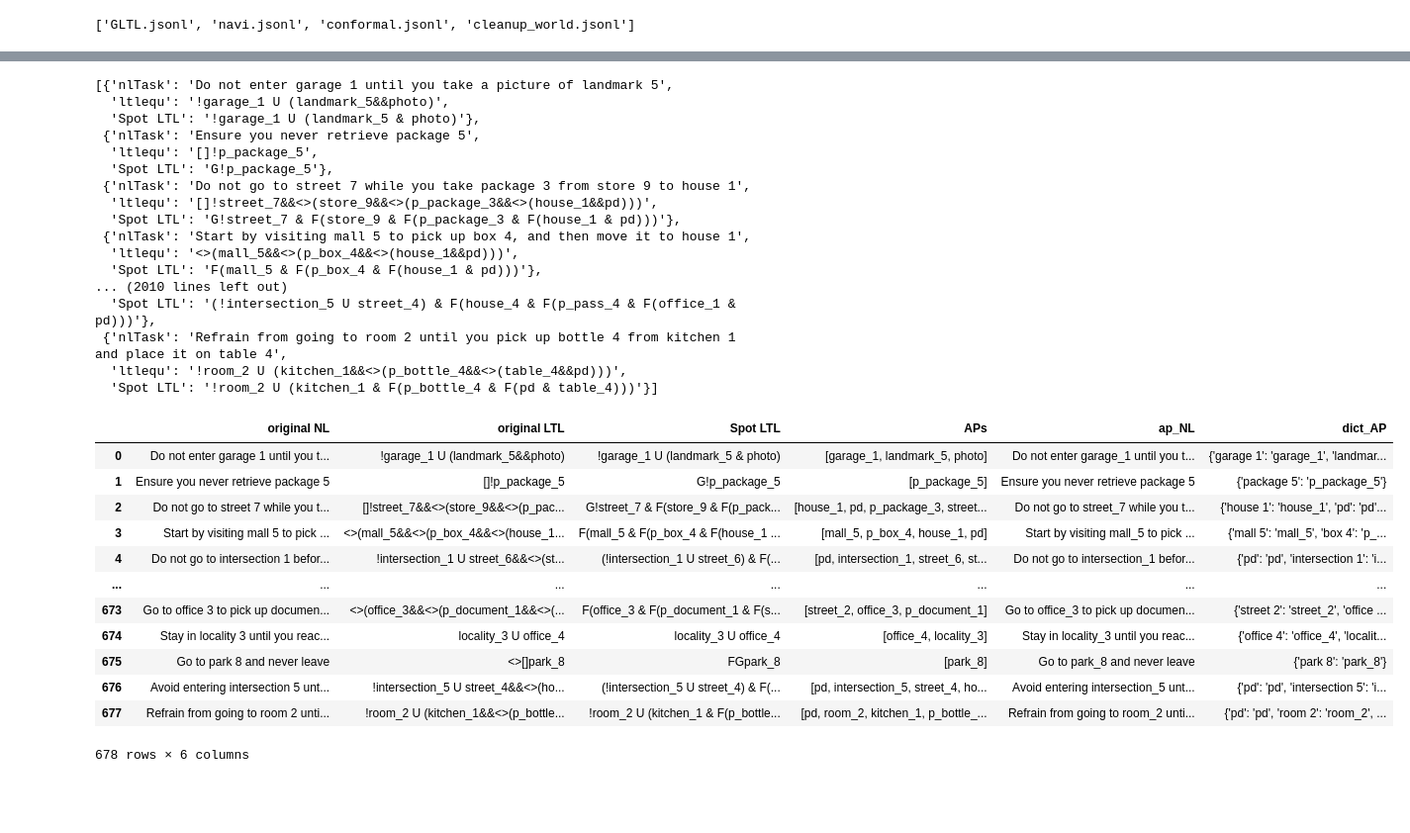
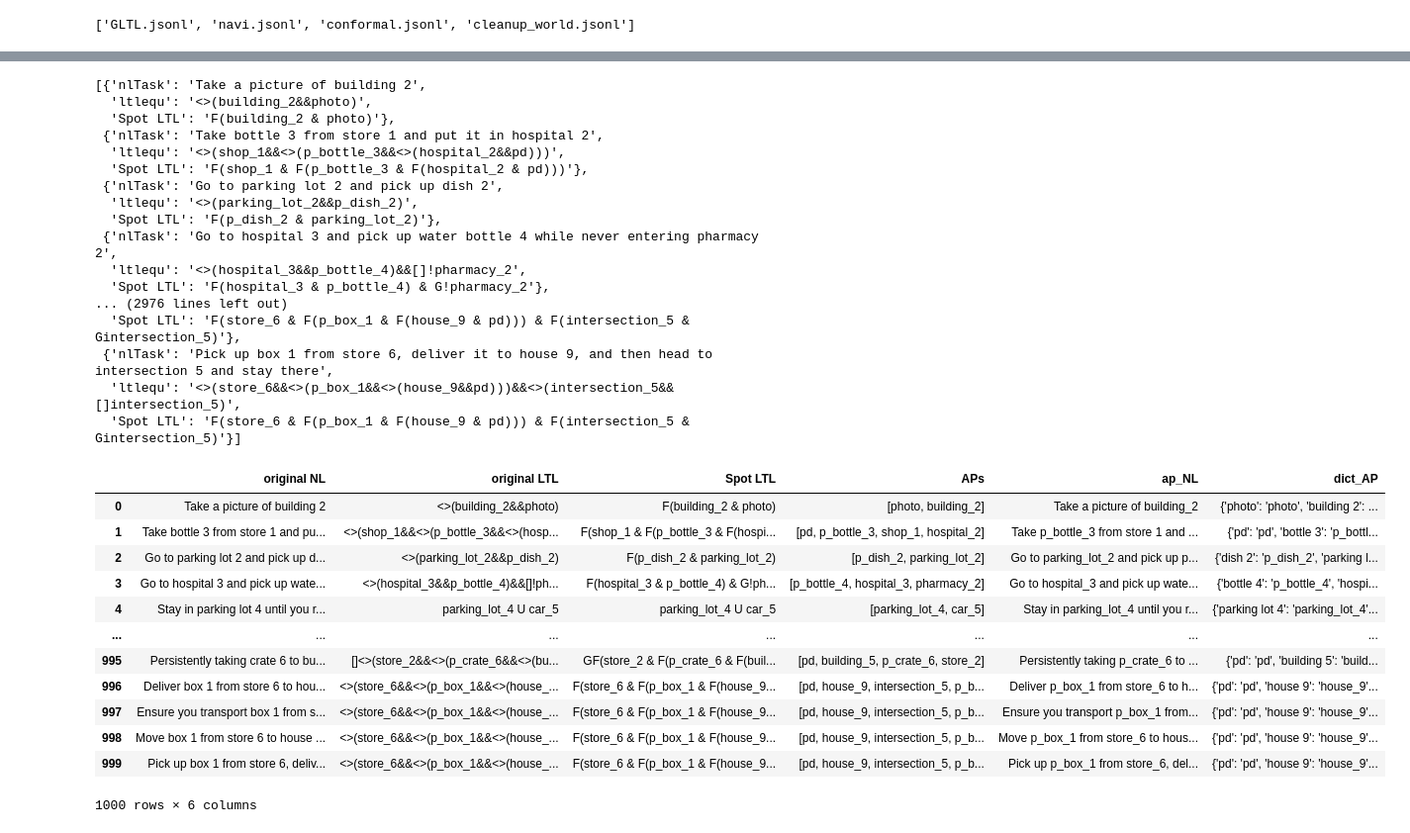
Before and after one commit to AndrewSolymos/Mutation, a Jupyter notebook: data-transformation.ipynb, the cells around one changed output, grey strips where cells are left out. Shown at 99% size. Saved outputs shown, nothing was run; the diff lists cells and outputs as text; code cells hidden in the pictures; blank space fills up the shorter version.

```diff
--- a/data-transformation.ipynb
+++ b/data-transformation.ipynb
@@ -287,12 +289,12 @@ df[file].T[0]['tl']
 import json
 from pprint import pprint
 
-with open('./raw_data/ConformalNL2LTL/final_calib.json') as json_data:
+with open('./raw_data/ConformalNL2LTL/calibration.json') as json_data:
     d = json.load(json_data)
     json_data.close()
 
 for ind in range(len(d)):
-    d[ind]['ltlequ'] = d[ind]['ltlequ'][0][:-1]
+    d[ind]['ltlequ'] = d[ind]['ltlequ'].strip("/")
     if "U" in d[ind]['ltlequ']:
        d[ind]['ltlequ'] = d[ind]['ltlequ'].replace("U", " U ")
 
@@ -300,53 +302,60 @@ for ind in range(len(d)):
 
 d
 # %% [output]
-[{'nlTask': 'Do not enter garage 1 until you take a picture of landmark 5',
-  'ltlequ': '!garage_1 U (landmark_5&&photo)',
-  'Spot LTL': '!garage_1 U (landmark_5 & photo)'},
- {'nlTask': 'Ensure you never retrieve package 5',
-  'ltlequ': '[]!p_package_5',
-  'Spot LTL': 'G!p_package_5'},
- {'nlTask': 'Do not go to street 7 while you take package 3 from store 9 to house 1',
-  'ltlequ': '[]!street_7&&<>(store_9&&<>(p_package_3&&<>(house_1&&pd)))',
-  'Spot LTL': 'G!street_7 & F(store_9 & F(p_package_3 & F(house_1 & pd)))'},
- {'nlTask': 'Start by visiting mall 5 to pick up box 4, and then move it to house 1',
-  'ltlequ': '<>(mall_5&&<>(p_box_4&&<>(house_1&&pd)))',
-  'Spot LTL': 'F(mall_5 & F(p_box_4 & F(house_1 & pd)))'},
-... (2010 lines left out)
-  'Spot LTL': '(!intersection_5 U street_4) & F(house_4 & F(p_pass_4 & F(office_1 & pd)))'},
- {'nlTask': 'Refrain from going to room 2 until you pick up bottle 4 from kitchen 1 and place it on table 4',
-  'ltlequ': '!room_2 U (kitchen_1&&<>(p_bottle_4&&<>(table_4&&pd)))',
-  'Spot LTL': '!room_2 U (kitchen_1 & F(p_bottle_4 & F(pd & table_4)))'}]
+[{'nlTask': 'Take a picture of building 2',
+  'ltlequ': '<>(building_2&&photo)',
+  'Spot LTL': 'F(building_2 & photo)'},
+ {'nlTask': 'Take bottle 3 from store 1 and put it in hospital 2',
+  'ltlequ': '<>(shop_1&&<>(p_bottle_3&&<>(hospital_2&&pd)))',
+  'Spot LTL': 'F(shop_1 & F(p_bottle_3 & F(hospital_2 & pd)))'},
+ {'nlTask': 'Go to parking lot 2 and pick up dish 2',
+  'ltlequ': '<>(parking_lot_2&&p_dish_2)',
+  'Spot LTL': 'F(p_dish_2 & parking_lot_2)'},
+ {'nlTask': 'Go to hospital 3 and pick up water bottle 4 while never entering pharmacy 2',
+  'ltlequ': '<>(hospital_3&&p_bottle_4)&&[]!pharmacy_2',
+  'Spot LTL': 'F(hospital_3 & p_bottle_4) & G!pharmacy_2'},
+... (2976 lines left out)
+  'Spot LTL': 'F(store_6 & F(p_box_1 & F(house_9 & pd))) & F(intersection_5 & Gintersection_5)'},
+ {'nlTask': 'Pick up box 1 from store 6, deliver it to house 9, and then head to intersection 5 and stay there',
+  'ltlequ': '<>(store_6&&<>(p_box_1&&<>(house_9&&pd)))&&<>(intersection_5&&[]intersection_5)',
+  'Spot LTL': 'F(store_6 & F(p_box_1 & F(house_9 & pd))) & F(intersection_5 & Gintersection_5)'}]
 # %%
 df = pd.json_normalize(d).rename(columns={'ltlequ': 'original LTL', 'nlTask': 'original NL'})
 df['APs'] = df['Spot LTL'].apply(lambda x: extract_atomic_propositions(x))
 df['ap_NL'] = df.apply(
     lambda row: swap_row_propositions(row, 'APs', 'original NL'),
     axis=1
 )
 df['dict_AP']=df['APs'].apply(lambda x: {x.removeprefix('p_').replace('_', ' ') : x for x in x})
 
 def dynamic_replace(row):
     text = row['ap_NL']
     mapping = row['dict_AP']
 
-    # Split the string, replace words found in the dict, join back
-    # Using mapping.get(word, word) returns the replacement OR the original word
-    return " ".join([mapping.get(word, word) for word in text.split()])
+    if not mapping or not isinstance(mapping, dict):
+        return text
+
+    # Create a regex pattern from the keys of the row's dictionary
+    # \b ensures we only match whole words
+    pattern = re.compile(r'\b(' + '|'.join(re.escape(k) for k in mapping.keys()) + r')\b')
+
+    # Replace using the dictionary values
+    return pattern.sub(lambda m: mapping[m.group(0)], text)
+
 df['ap_NL'] = df.apply(dynamic_replace, axis=1)
 df.to_csv('./processed_data/ConformalNL2LTL/processed_data.csv', index=False, sep=';')
 df
 # %% [output]
 |  | original NL | original LTL | Spot LTL | APs | ap_NL | dict_AP |
-| 0 | Do not enter garage 1 until you t... | !garage_1 U (landmark_5&&photo) | !garage_1 U (landmark_5 & photo) | [garage_1, landmark_5, photo] | Do not enter garage_1 until you t... | {'garage 1': 'garage_1', 'landmar... |
-| 1 | Ensure you never retrieve package 5 | []!p_package_5 | G!p_package_5 | [p_package_5] | Ensure you never retrieve package 5 | {'package 5': 'p_package_5'} |
-| 2 | Do not go to street 7 while you t... | []!street_7&&<>(store_9&&<>(p_pac... | G!street_7 & F(store_9 & F(p_pack... | [house_1, pd, p_package_3, street... | Do not go to street_7 while you t... | {'house 1': 'house_1', 'pd': 'pd'... |
-| 3 | Start by visiting mall 5 to pick ... | <>(mall_5&&<>(p_box_4&&<>(house_1... | F(mall_5 & F(p_box_4 & F(house_1 ... | [mall_5, p_box_4, house_1, pd] | Start by visiting mall_5 to pick ... | {'mall 5': 'mall_5', 'box 4': 'p_... |
-| 4 | Do not go to intersection 1 befor... | !intersection_1 U street_6&&<>(st... | (!intersection_1 U street_6) & F(... | [pd, intersection_1, street_6, st... | Do not go to intersection_1 befor... | {'pd': 'pd', 'intersection 1': 'i... |
+| 0 | Take a picture of building 2 | <>(building_2&&photo) | F(building_2 & photo) | [photo, building_2] | Take a picture of building_2 | {'photo': 'photo', 'building 2': ... |
+| 1 | Take bottle 3 from store 1 and pu... | <>(shop_1&&<>(p_bottle_3&&<>(hosp... | F(shop_1 & F(p_bottle_3 & F(hospi... | [pd, p_bottle_3, shop_1, hospital_2] | Take p_bottle_3 from store 1 and ... | {'pd': 'pd', 'bottle 3': 'p_bottl... |
+| 2 | Go to parking lot 2 and pick up d... | <>(parking_lot_2&&p_dish_2) | F(p_dish_2 & parking_lot_2) | [p_dish_2, parking_lot_2] | Go to parking_lot_2 and pick up p... | {'dish 2': 'p_dish_2', 'parking l... |
+| 3 | Go to hospital 3 and pick up wate... | <>(hospital_3&&p_bottle_4)&&[]!ph... | F(hospital_3 & p_bottle_4) & G!ph... | [p_bottle_4, hospital_3, pharmacy_2] | Go to hospital_3 and pick up wate... | {'bottle 4': 'p_bottle_4', 'hospi... |
+| 4 | Stay in parking lot 4 until you r... | parking_lot_4 U car_5 | parking_lot_4 U car_5 | [parking_lot_4, car_5] | Stay in parking_lot_4 until you r... | {'parking lot 4': 'parking_lot_4'... |
 | ... | ... | ... | ... | ... | ... | ... |
-| 673 | Go to office 3 to pick up documen... | <>(office_3&&<>(p_document_1&&<>(... | F(office_3 & F(p_document_1 & F(s... | [street_2, office_3, p_document_1] | Go to office_3 to pick up documen... | {'street 2': 'street_2', 'office ... |
-| 674 | Stay in locality 3 until you reac... | locality_3 U office_4 | locality_3 U office_4 | [office_4, locality_3] | Stay in locality_3 until you reac... | {'office 4': 'office_4', 'localit... |
-| 675 | Go to park 8 and never leave | <>[]park_8 | FGpark_8 | [park_8] | Go to park_8 and never leave | {'park 8': 'park_8'} |
-| 676 | Avoid entering intersection 5 unt... | !intersection_5 U street_4&&<>(ho... | (!intersection_5 U street_4) & F(... | [pd, intersection_5, street_4, ho... | Avoid entering intersection_5 unt... | {'pd': 'pd', 'intersection 5': 'i... |
-| 677 | Refrain from going to room 2 unti... | !room_2 U (kitchen_1&&<>(p_bottle... | !room_2 U (kitchen_1 & F(p_bottle... | [pd, room_2, kitchen_1, p_bottle_... | Refrain from going to room_2 unti... | {'pd': 'pd', 'room 2': 'room_2', ... |
+| 995 | Persistently taking crate 6 to bu... | []<>(store_2&&<>(p_crate_6&&<>(bu... | GF(store_2 & F(p_crate_6 & F(buil... | [pd, building_5, p_crate_6, store_2] | Persistently taking p_crate_6 to ... | {'pd': 'pd', 'building 5': 'build... |
+| 996 | Deliver box 1 from store 6 to hou... | <>(store_6&&<>(p_box_1&&<>(house_... | F(store_6 & F(p_box_1 & F(house_9... | [pd, house_9, intersection_5, p_b... | Deliver p_box_1 from store_6 to h... | {'pd': 'pd', 'house 9': 'house_9'... |
+| 997 | Ensure you transport box 1 from s... | <>(store_6&&<>(p_box_1&&<>(house_... | F(store_6 & F(p_box_1 & F(house_9... | [pd, house_9, intersection_5, p_b... | Ensure you transport p_box_1 from... | {'pd': 'pd', 'house 9': 'house_9'... |
+| 998 | Move box 1 from store 6 to house ... | <>(store_6&&<>(p_box_1&&<>(house_... | F(store_6 & F(p_box_1 & F(house_9... | [pd, house_9, intersection_5, p_b... | Move p_box_1 from store_6 to hous... | {'pd': 'pd', 'house 9': 'house_9'... |
+| 999 | Pick up box 1 from store 6, deliv... | <>(store_6&&<>(p_box_1&&<>(house_... | F(store_6 & F(p_box_1 & F(house_9... | [pd, house_9, intersection_5, p_b... | Pick up p_box_1 from store_6, del... | {'pd': 'pd', 'house 9': 'house_9'... |
-678 rows × 6 columns
+1000 rows × 6 columns
```
Also changed, not shown: parts of 8 cells of this notebook.
